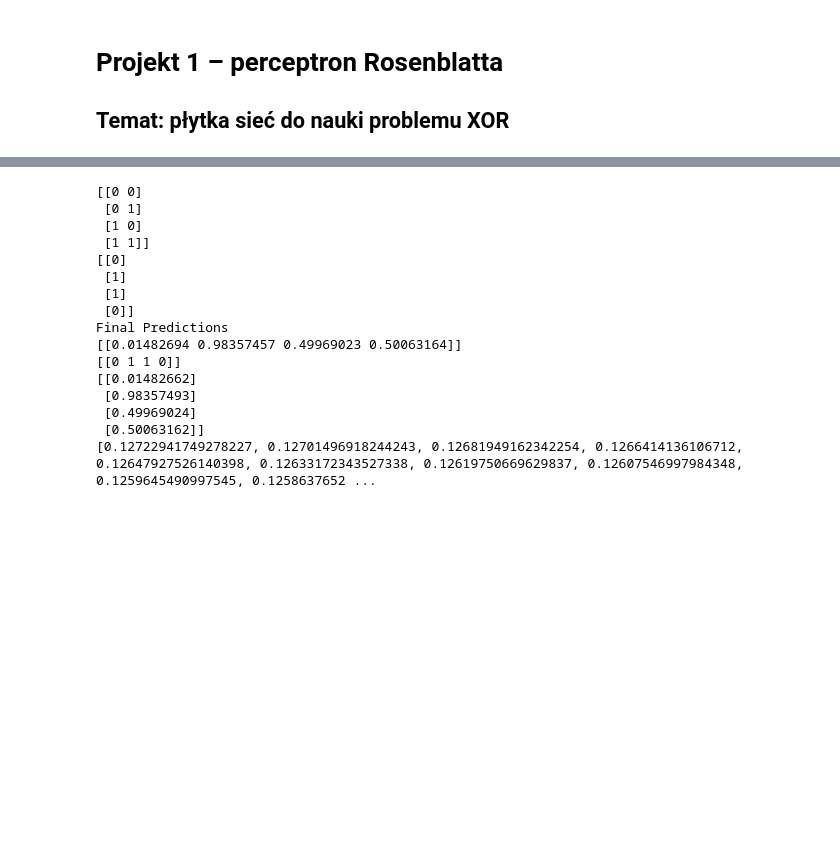
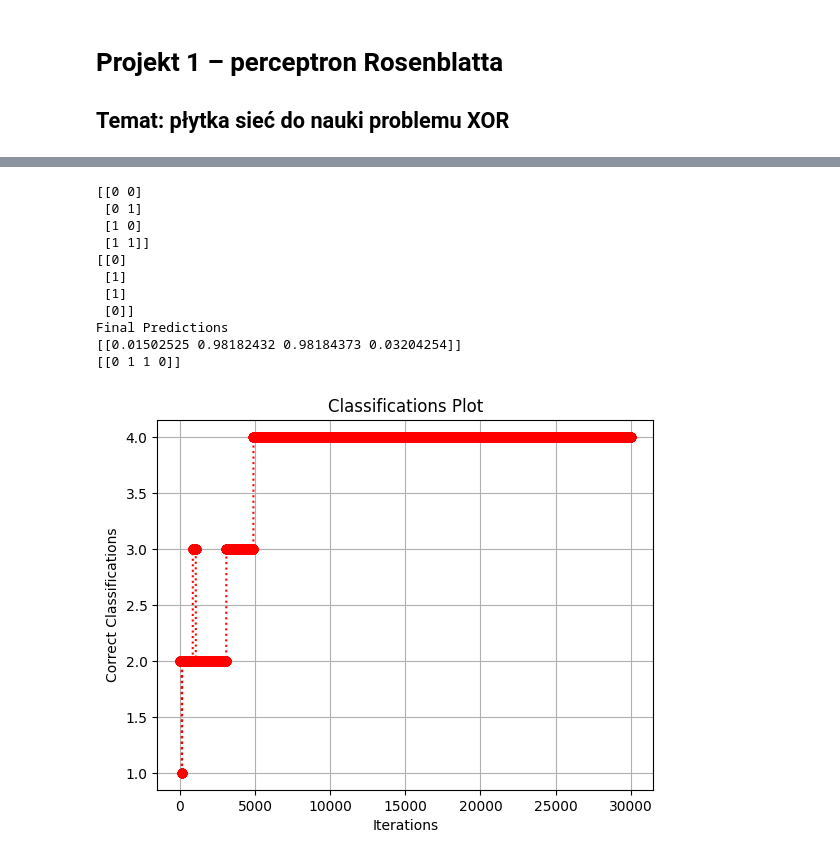
Before and after one commit to qert6g35/ML_xor, a Jupyter notebook: neutral-network-for-xor-problem.ipynb, the cells around one changed output, grey strips where cells are left out. Saved outputs shown, nothing was run; the diff lists cells and outputs as text; code cells hidden in the pictures; blank space fills up the shorter version.

```diff
--- a/neutral-network-for-xor-problem.ipynb
+++ b/neutral-network-for-xor-problem.ipynb
@@ -121,10 +174,11 @@ def gradient_descent(X, Y, lr, iterations, logs = True):
 # %%
 X, Y = data_generator(random = False, multiply_by = 1, shuffle = False)
-
-W1, b1, W2, b2, Error = gradient_descent(X, Y, 0.2, 30000, logs = False)
-_,_,_, retrun = forward_prop(W1, b1, W2, b2,[[0,0],[0,1],[1,0],[1,1]])
-print(retrun)
-print(Error)
+print(X)
+print(Y)
+W1, b1, W2, b2, ErrorC1,ErrorC2,ErrorC3,ErrorC4, C = gradient_descent(X, Y, 0.2, 30000, logs = False,shuffle= False)
+_, retrun = forward_prop(W1, b1, W2, b2,[[0,0],[0,1],[1,0],[1,1]])
+#print(retrun)
+#print(Error)
 # %% [output]
 [[0 0]
  [0 1]
@@ -135,10 +189,14 @@ print(Error)
  [1]
  [0]]
 Final Predictions
-[[0.01482694 0.98357457 0.49969023 0.50063164]]
+[[0.01502525 0.98182432 0.98184373 0.03204254]]
 [[0 1 1 0]]
-[[0.01482662]
- [0.98357493]
- [0.49969024]
- [0.50063162]]
-[0.12722941749278227, 0.12701496918244243, 0.12681949162342254, 0.1266414136106712, 0.12647927526140398, 0.12633172343527338, 0.12619750669629837, 0.12607546997984348, 0.1259645490997545, 0.1258637652 ...
+# %%
+plt.plot(C,'o:r')
+plt.xlabel('Iterations')
+plt.ylabel('Correct Classifications')
+plt.title('Classifications Plot')
+plt.grid(True)
+plt.show()
+# %% [output]
+[figure, added]
```
Also changed, not shown: parts of 15 cells of this notebook, 2 other files.
